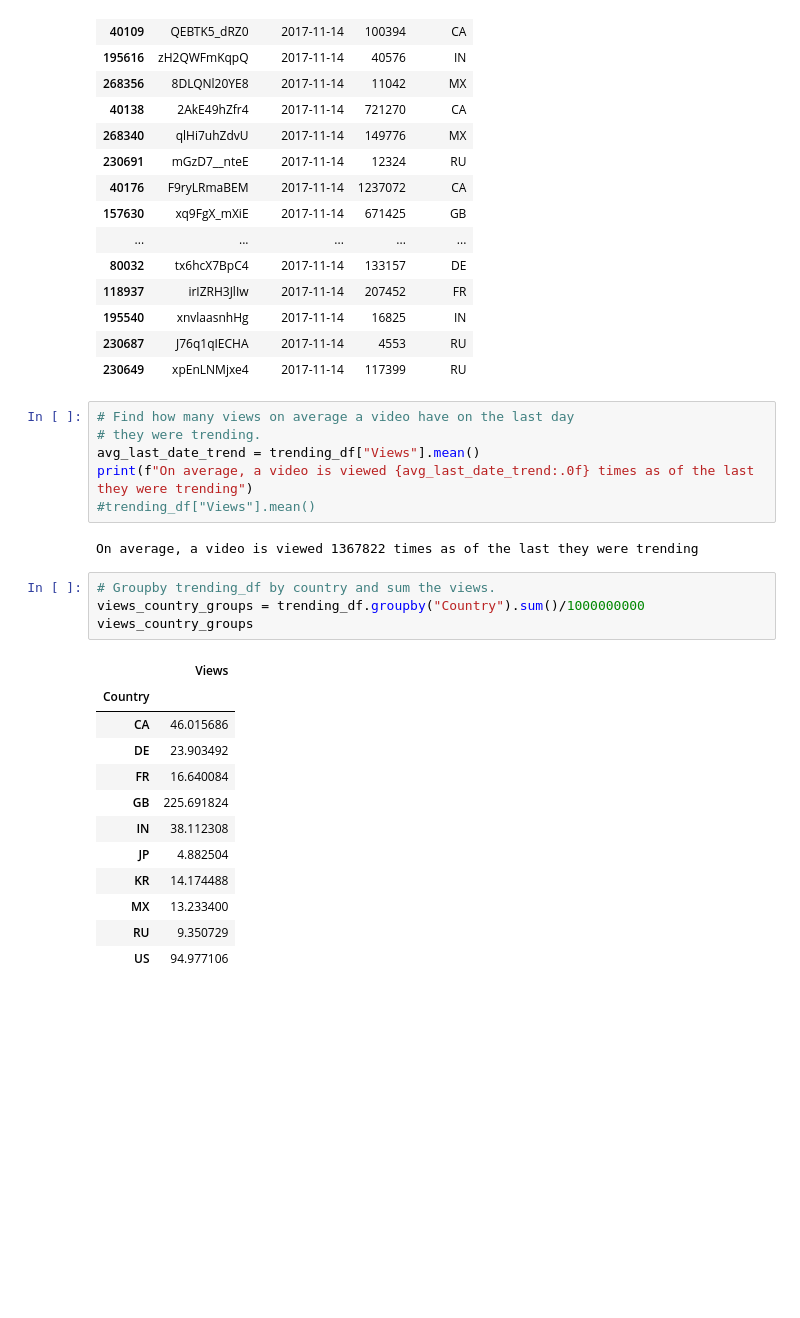
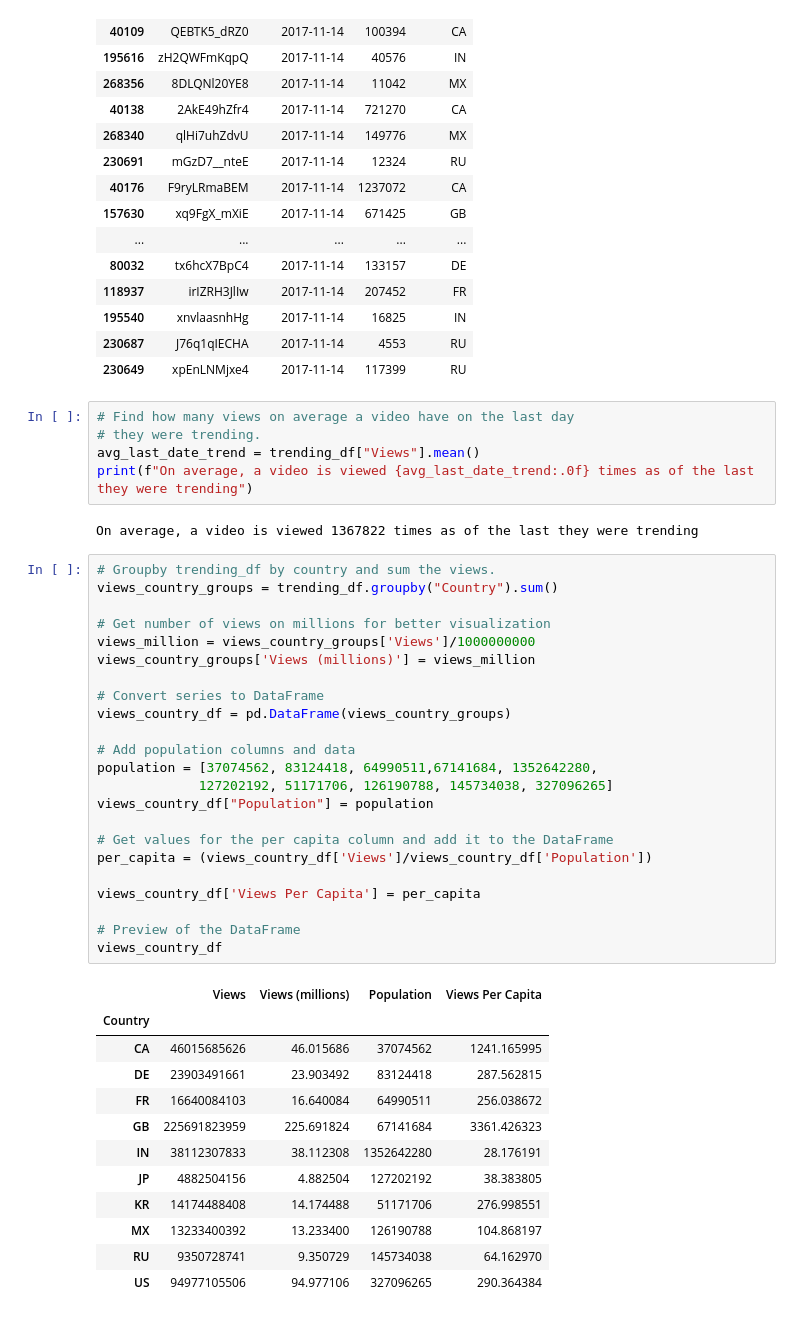
Before and after one commit to jherberg462/python-project, a Jupyter notebook: JennifferAnalysis.ipynb, the cells around one changed output. Cells and saved outputs as stored; diff of their text form; blank space fills up the shorter version.

```diff
--- a/JennifferAnalysis.ipynb
+++ b/JennifferAnalysis.ipynb
@@ -71,25 +71,43 @@ last_date_df.sort_values('Trending Date').head(20)
 # they were trending.
 avg_last_date_trend = trending_df["Views"].mean()
 print(f"On average, a video is viewed {avg_last_date_trend:.0f} times as of the last they were trending")
-#trending_df["Views"].mean()
 # %% [output]
 On average, a video is viewed 1367822 times as of the last they were trending
-# %%
-# Groupby trending_df by country and sum the views.
-views_country_groups = trending_df.groupby("Country").sum()/1000000000
-views_country_groups
-# %% [output]
-|  | Views |
-| Country |  |
-| CA | 46.015686 |
-| DE | 23.903492 |
-| FR | 16.640084 |
-| GB | 225.691824 |
-| IN | 38.112308 |
-| JP | 4.882504 |
-| KR | 14.174488 |
-| MX | 13.233400 |
-| RU | 9.350729 |
-| US | 94.977106 |
+# %%
+# Groupby trending_df by country and sum the views.
+views_country_groups = trending_df.groupby("Country").sum()
+
+# Get number of views on millions for better visualization
+views_million = views_country_groups['Views']/1000000000
+views_country_groups['Views (millions)'] = views_million
+
+# Convert series to DataFrame
+views_country_df = pd.DataFrame(views_country_groups)
+
+# Add population columns and data
+population = [37074562, 83124418, 64990511,67141684, 1352642280,
+             127202192, 51171706, 126190788, 145734038, 327096265]
+views_country_df["Population"] = population
+
+# Get values for the per capita column and add it to the DataFrame
+per_capita = (views_country_df['Views']/views_country_df['Population'])
+
+views_country_df['Views Per Capita'] = per_capita
+
+# Preview of the DataFrame
+views_country_df
+# %% [output]
+|  | Views | Views (millions) | Population | Views Per Capita |
+| Country |  |  |  |  |
+| CA | 46015685626 | 46.015686 | 37074562 | 1241.165995 |
+| DE | 23903491661 | 23.903492 | 83124418 | 287.562815 |
+| FR | 16640084103 | 16.640084 | 64990511 | 256.038672 |
+| GB | 225691823959 | 225.691824 | 67141684 | 3361.426323 |
+| IN | 38112307833 | 38.112308 | 1352642280 | 28.176191 |
+| JP | 4882504156 | 4.882504 | 127202192 | 38.383805 |
+| KR | 14174488408 | 14.174488 | 51171706 | 276.998551 |
+| MX | 13233400392 | 13.233400 | 126190788 | 104.868197 |
+| RU | 9350728741 | 9.350729 | 145734038 | 64.162970 |
+| US | 94977105506 | 94.977106 | 327096265 | 290.364384 |
 # %%
 # Create a bar chart based off of the group countries from before
```
Also changed, not shown: parts of 3 cells of this notebook.
